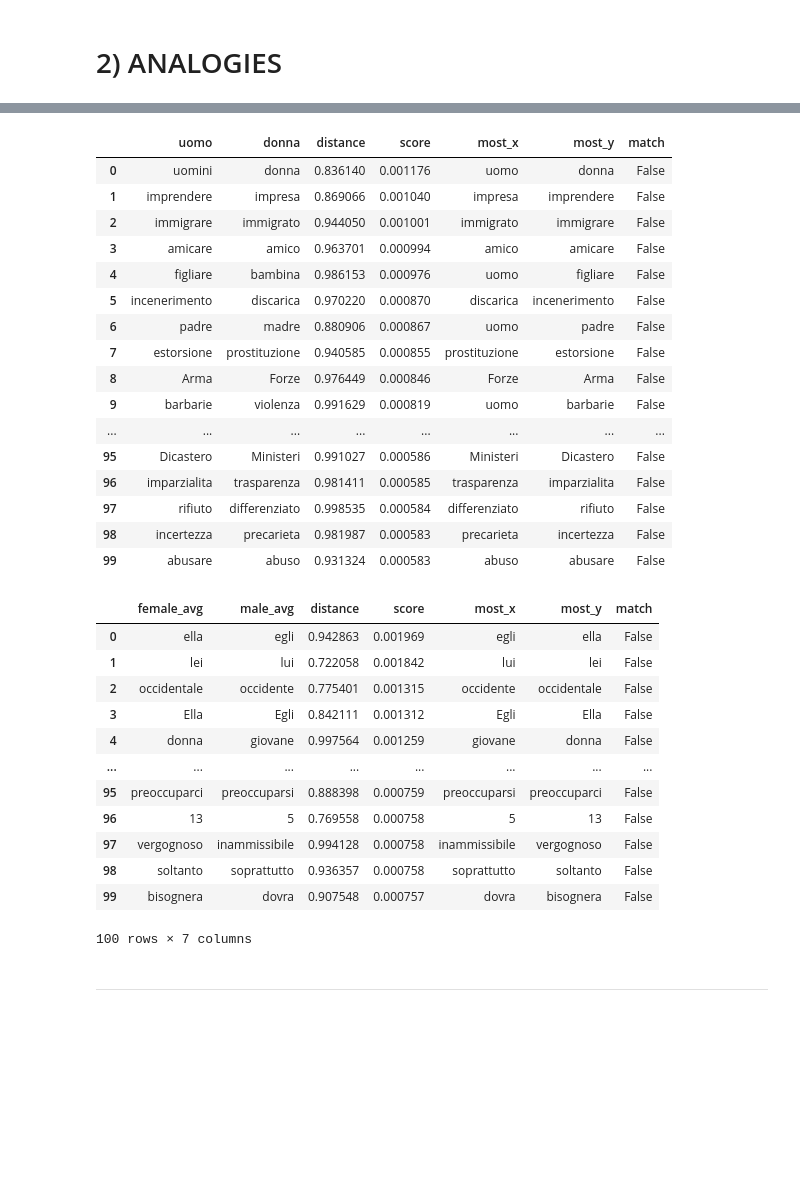
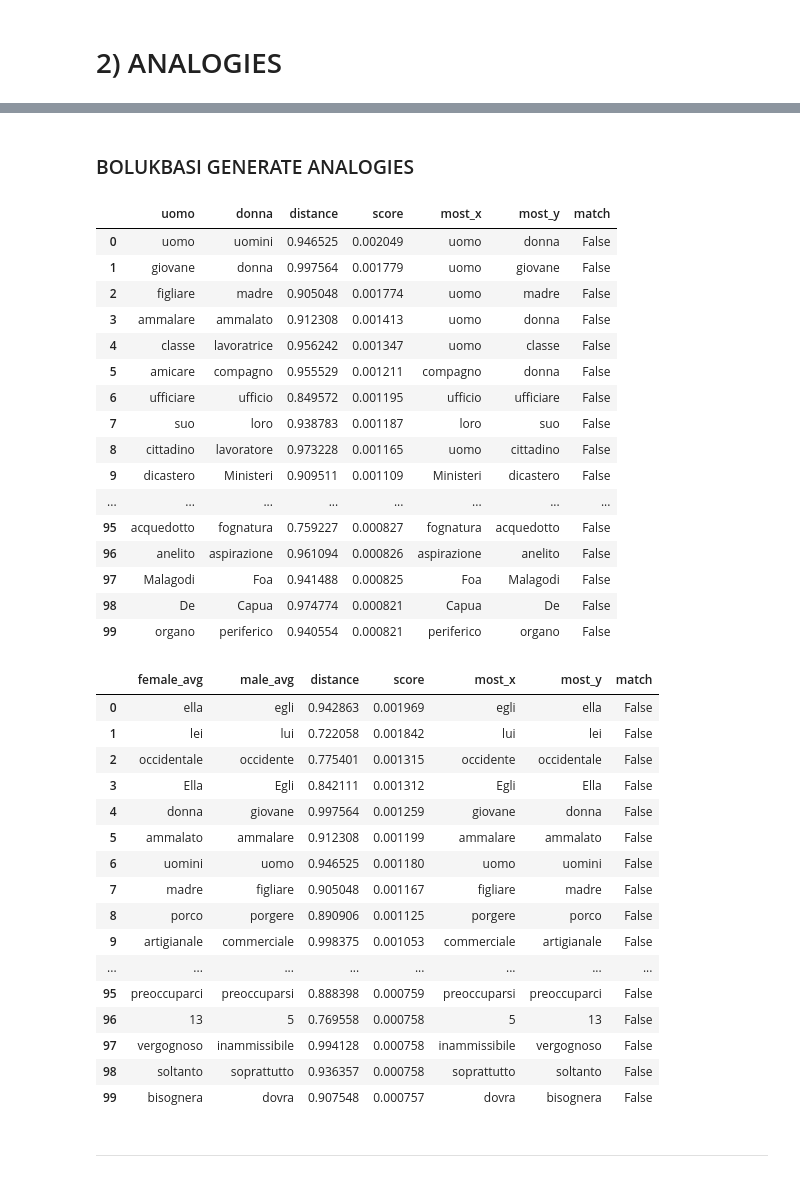
Before and after one commit to nikiiny/Gender-stereotypes-in-parliamentary-speeches-with-Word-Embedding, a Jupyter notebook: 02_INFORET_Proj_Analysis_By_Years_ANALOGIES.ipynb, the cells around one changed output, grey strips where cells are left out. Drawn from its saved outputs; the diff is of its cells as text; code cells hidden in the pictures; blank space fills up the shorter version.

```diff
--- a/02_INFORET_Proj_Analysis_By_Years.ipynb
+++ b/02_INFORET_Proj_Analysis_By_Years_ANALOGIES.ipynb
@@ -203,7 +205,5 @@ Most similar words to female vector:
 # %%
 from INFORET_project import Analogies
 from INFORET_project.data import gendered_neutral_words
-# %%
-model = load_embed_model('1948_1968')
 # %%
 analogies = Analogies(model.wv)
@@ -210,42 +268,46 @@ analogies = Analogies(model.wv)
+# %% [markdown]
+### BOLUKBASI GENERATE ANALOGIES
 # %%
 analogies.generate_analogies(n_analogies=100, seed=['uomo','donna'], use_avg_gender=False,
                             multiple=False, delta=1., restrict_vocab=10000,
                             unrestricted=True)
 # %% [output]
 |  | uomo | donna | distance | score | most_x | most_y | match |
-| 0 | uomini | donna | 0.836140 | 0.001176 | uomo | donna | False |
-| 1 | imprendere | impresa | 0.869066 | 0.001040 | impresa | imprendere | False |
-| 2 | immigrare | immigrato | 0.944050 | 0.001001 | immigrato | immigrare | False |
-| 3 | amicare | amico | 0.963701 | 0.000994 | amico | amicare | False |
-| 4 | figliare | bambina | 0.986153 | 0.000976 | uomo | figliare | False |
-| 5 | incenerimento | discarica | 0.970220 | 0.000870 | discarica | incenerimento | False |
-| 6 | padre | madre | 0.880906 | 0.000867 | uomo | padre | False |
-| 7 | estorsione | prostituzione | 0.940585 | 0.000855 | prostituzione | estorsione | False |
-| 8 | Arma | Forze | 0.976449 | 0.000846 | Forze | Arma | False |
-| 9 | barbarie | violenza | 0.991629 | 0.000819 | uomo | barbarie | False |
+| 0 | uomo | uomini | 0.946525 | 0.002049 | uomo | donna | False |
+| 1 | giovane | donna | 0.997564 | 0.001779 | uomo | giovane | False |
+| 2 | figliare | madre | 0.905048 | 0.001774 | uomo | madre | False |
+| 3 | ammalare | ammalato | 0.912308 | 0.001413 | uomo | donna | False |
+| 4 | classe | lavoratrice | 0.956242 | 0.001347 | uomo | classe | False |
+| 5 | amicare | compagno | 0.955529 | 0.001211 | compagno | donna | False |
+| 6 | ufficiare | ufficio | 0.849572 | 0.001195 | ufficio | ufficiare | False |
+| 7 | suo | loro | 0.938783 | 0.001187 | loro | suo | False |
+| 8 | cittadino | lavoratore | 0.973228 | 0.001165 | uomo | cittadino | False |
+| 9 | dicastero | Ministeri | 0.909511 | 0.001109 | Ministeri | dicastero | False |
 | ... | ... | ... | ... | ... | ... | ... | ... |
-| 95 | Dicastero | Ministeri | 0.991027 | 0.000586 | Ministeri | Dicastero | False |
-| 96 | imparzialita | trasparenza | 0.981411 | 0.000585 | trasparenza | imparzialita | False |
-| 97 | rifiuto | differenziato | 0.998535 | 0.000584 | differenziato | rifiuto | False |
-| 98 | incertezza | precarieta | 0.981987 | 0.000583 | precarieta | incertezza | False |
-| 99 | abusare | abuso | 0.931324 | 0.000583 | abuso | abusare | False |
+| 95 | acquedotto | fognatura | 0.759227 | 0.000827 | fognatura | acquedotto | False |
+| 96 | anelito | aspirazione | 0.961094 | 0.000826 | aspirazione | anelito | False |
+| 97 | Malagodi | Foa | 0.941488 | 0.000825 | Foa | Malagodi | False |
+| 98 | De | Capua | 0.974774 | 0.000821 | Capua | De | False |
+| 99 | organo | periferico | 0.940554 | 0.000821 | periferico | organo | False |
 # %%
-analogies.generate_analogies(n_analogies=100, use_avg_gender=True,
-                            multiple=False, delta=1., restrict_vocab=10000,
-                            unrestricted=True)
+analogies.generate_analogies(n_analogies=100, use_avg_gender=True, )
 # %% [output]
 |  | female_avg | male_avg | distance | score | most_x | most_y | match |
 | 0 | ella | egli | 0.942863 | 0.001969 | egli | ella | False |
 | 1 | lei | lui | 0.722058 | 0.001842 | lui | lei | False |
 | 2 | occidentale | occidente | 0.775401 | 0.001315 | occidente | occidentale | False |
 | 3 | Ella | Egli | 0.842111 | 0.001312 | Egli | Ella | False |
 | 4 | donna | giovane | 0.997564 | 0.001259 | giovane | donna | False |
+| 5 | ammalato | ammalare | 0.912308 | 0.001199 | ammalare | ammalato | False |
+| 6 | uomini | uomo | 0.946525 | 0.001180 | uomo | uomini | False |
+| 7 | madre | figliare | 0.905048 | 0.001167 | figliare | madre | False |
+| 8 | porco | porgere | 0.890906 | 0.001125 | porgere | porco | False |
+| 9 | artigianale | commerciale | 0.998375 | 0.001053 | commerciale | artigianale | False |
 | ... | ... | ... | ... | ... | ... | ... | ... |
 | 95 | preoccuparci | preoccuparsi | 0.888398 | 0.000759 | preoccuparsi | preoccuparci | False |
 | 96 | 13 | 5 | 0.769558 | 0.000758 | 5 | 13 | False |
 | 97 | vergognoso | inammissibile | 0.994128 | 0.000758 | inammissibile | vergognoso | False |
 | 98 | soltanto | soprattutto | 0.936357 | 0.000758 | soprattutto | soltanto | False |
 | 99 | bisognera | dovra | 0.907548 | 0.000757 | dovra | bisognera | False |
-100 rows × 7 columns
 # %% [markdown]
 ----
```
Also changed, not shown: parts of 43 cells of this notebook, 10 other files.
